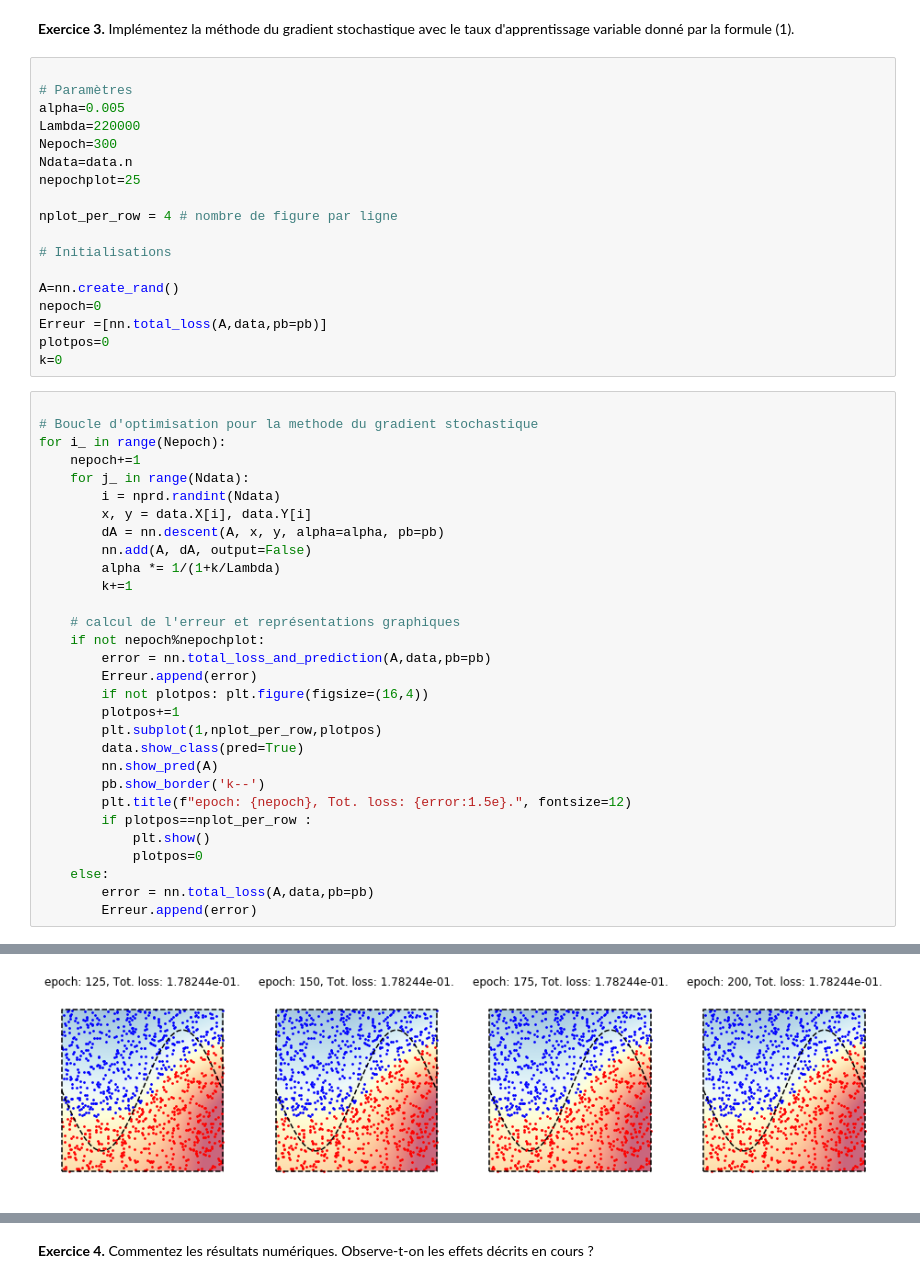
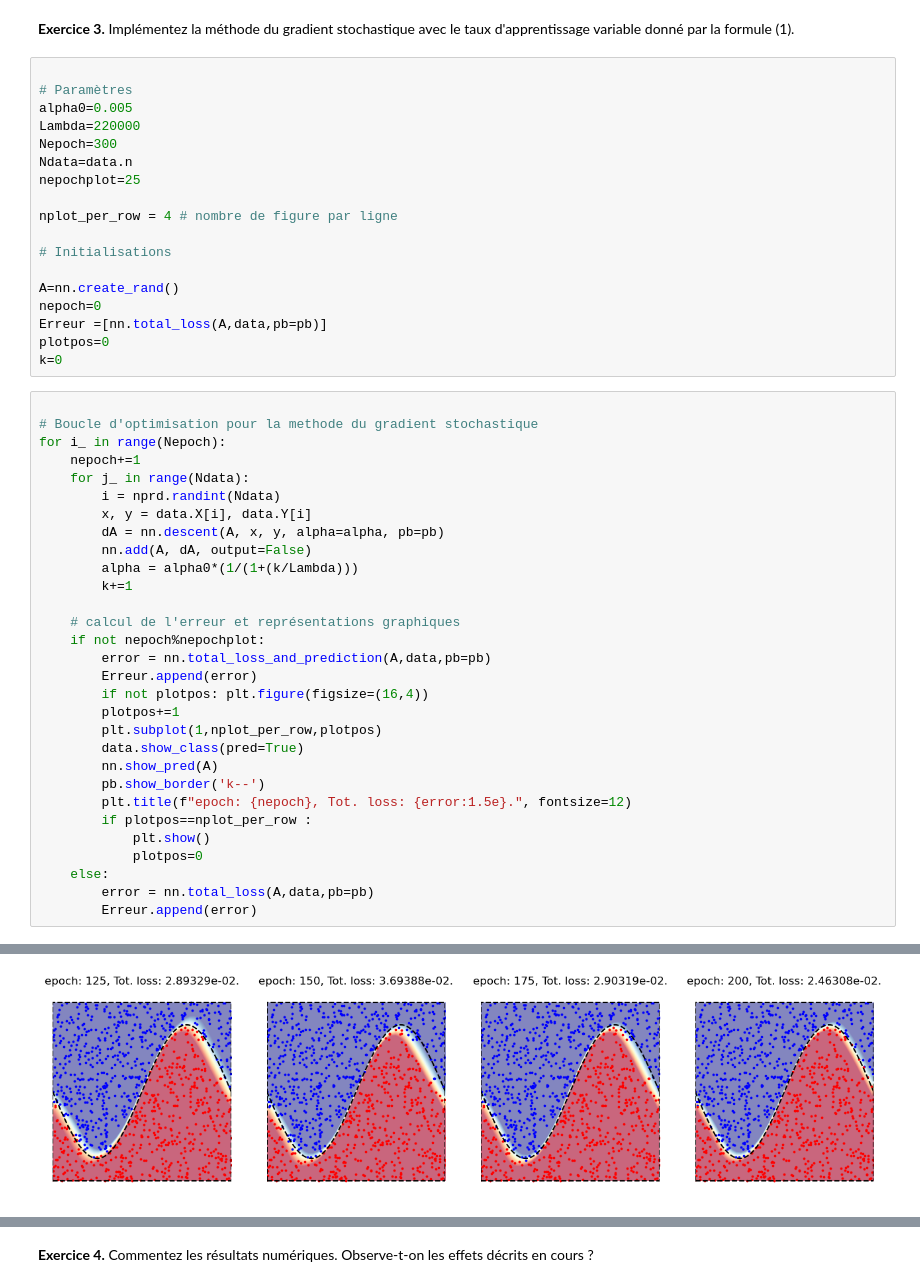
Before and after one commit to VictorNiaussat/optimization, a Jupyter notebook: TP3_Méthode du Gradient Stochastique.ipynb, the cells around one changed output, grey strips where cells are left out. Drawn from its saved outputs; the diff is of its cells as text.

Commit message:
Correction alpha

```diff
--- a/TP3_Méthode du Gradient Stochastique.ipynb
+++ b/TP3_Méthode du Gradient Stochastique.ipynb
@@ -384,7 +383,7 @@ $\alpha_0$ et $\lambda$ peuvent être déterminé avec
 # %%
 
 # Paramètres
-alpha=0.005
+alpha0=0.005
 Lambda=220000
 Nepoch=300
 Ndata=data.n
@@ -409,7 +408,7 @@ for i_ in range(Nepoch):
         x, y = data.X[i], data.Y[i]
         dA = nn.descent(A, x, y, alpha=alpha, pb=pb)
         nn.add(A, dA, output=False)
-        alpha *= 1/(1+k/Lambda)
+        alpha = alpha0*(1/(1+(k/Lambda)))
         k+=1
 
     # calcul de l'erreur et représentations graphiques
@@ -434 +433 @@ for i_ in range(Nepoch):
-[figure, old version]
+[figure, new version]
```
Also changed, not shown: parts of 7 cells of this notebook.
